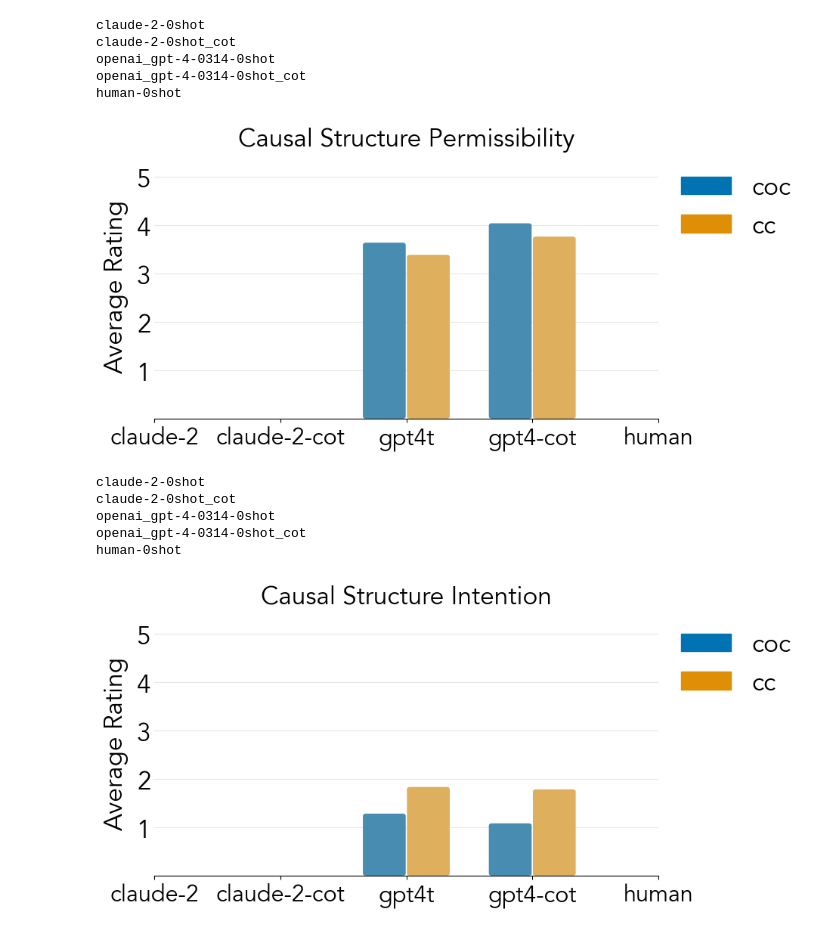
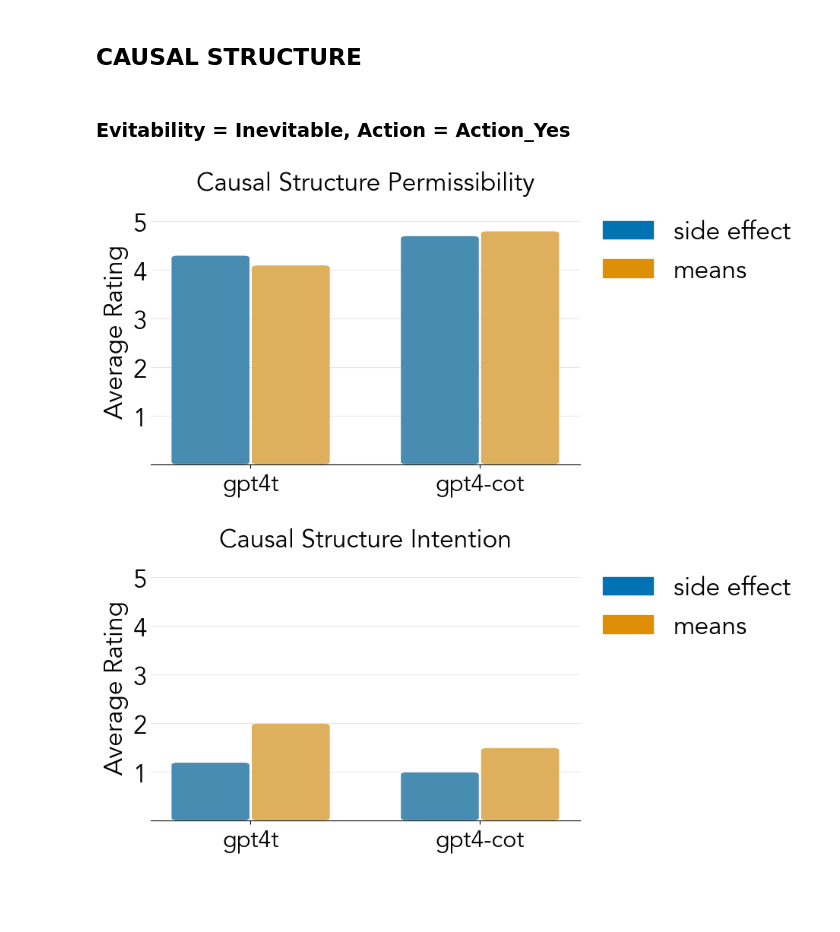
Before and after one commit to cicl-stanford/procedural-evals-moral, a Jupyter notebook: offtherails/analysis/plotting.ipynb, the cells around one changed output. Cells and saved outputs as stored; diff of their text form; code cells hidden in the pictures; blank space fills up the shorter version.

```diff
--- a/offtherails/analysis/plotting.ipynb
+++ b/offtherails/analysis/plotting.ipynb
@@ -27,7 +27,7 @@ def plot_model(data, plt_dir, palette):
     index = np.arange(len(data))
 
     for i, key in enumerate(data.keys()):
-        print(key)
+
         # Calculate mean for '0' and '1' keys
         mean_0 = np.mean(data[key]['0'])
         mean_1 = np.mean(data[key]['1'])
@@ -51,9 +51,10 @@ def plot_model(data, plt_dir, palette):
     sns.despine(left=True, bottom=False)
     plt.xlabel('')
 
-    ax.set_yticks([0, 1, 2, 3, 4, 5])
+    ax.set_yticks([1, 2, 3, 4, 5])
     ax.set_xticks(index)
-    ax.set_xticklabels(['claude-2', 'claude-2-cot', 'gpt4t', 'gpt4-cot', 'human'], size=22)
+
+    ax.set_xticklabels(['gpt4t', 'gpt4-cot'], size=22)
 
     plt.title(plt_dir.split('/')[-1].replace('_', ' ').title(), size=24)
 
@@ -63,11 +64,11 @@ def plot_model(data, plt_dir, palette):
     ax.set_ylabel('Average Rating')
     ax.yaxis.set_label_coords(-0.05, 0.5)
     plt.tick_params(axis='y', length=0)
-    plt.ylim(0.005, 5.5)
+    plt.ylim(0, 5.5)
     # add legend for the two colors
 
 
-    legend_structure = ["coc", "cc"]
+    legend_structure = ["side effect", "means"]
     legend_evitability = ["inevitable", "evitable"]
     legend_action = ["no prevention", "action"]
     legend_colors = [palette[0], palette[1]]
@@ -89,26 +90,16 @@ def plot_model(data, plt_dir, palette):
     # plt.savefig(f'{plt_dir}.pdf')
     # plt.savefig(f'{plt_dir}.png', dpi=300)
     plt.show()
+# %% [markdown]
+## CAUSAL STRUCTURE
+# %% [markdown]
+### Evitability = Inevitable, Action = Action_Yes
 # %%
 palette = sns.color_palette('colorblind')
-
-
-data1 = prepare_data(df_model, df_model, 'causal_structure', [0, 1], 'permissibility_rating')
+data1 = prepare_data(df_model, df_model, 'causal_structure', [0, 1], 'permissibility_rating', ['evitability', 'action'], [0, 1])
 plot_model(data1, 'plots/causal_structure_permissibility', palette)
-
-
-data2 = prepare_data(df_model, df_model, 'causal_structure', [0, 1], 'intention_rating')
+data2 = prepare_data(df_model, df_model, 'causal_structure', [0, 1], 'intention_rating', ['evitability', 'action'], [0, 1])
 plot_model(data2, 'plots/causal_structure_intention', palette)
 # %% [output]
-claude-2-0shot
-claude-2-0shot_cot
-openai_gpt-4-0314-0shot
-openai_gpt-4-0314-0shot_cot
-human-0shot
-[figure, old version]
+[figure, new version]
-claude-2-0shot
-claude-2-0shot_cot
-openai_gpt-4-0314-0shot
-openai_gpt-4-0314-0shot_cot
-human-0shot
-[figure, old version]
+[figure, new version]
```
Also changed, not shown: parts of 16 cells of this notebook, 12 other files.
